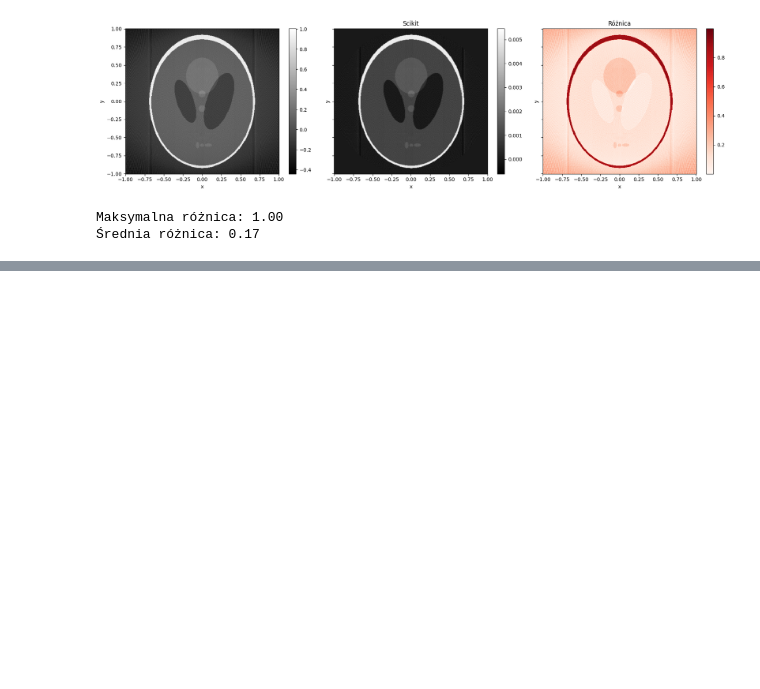
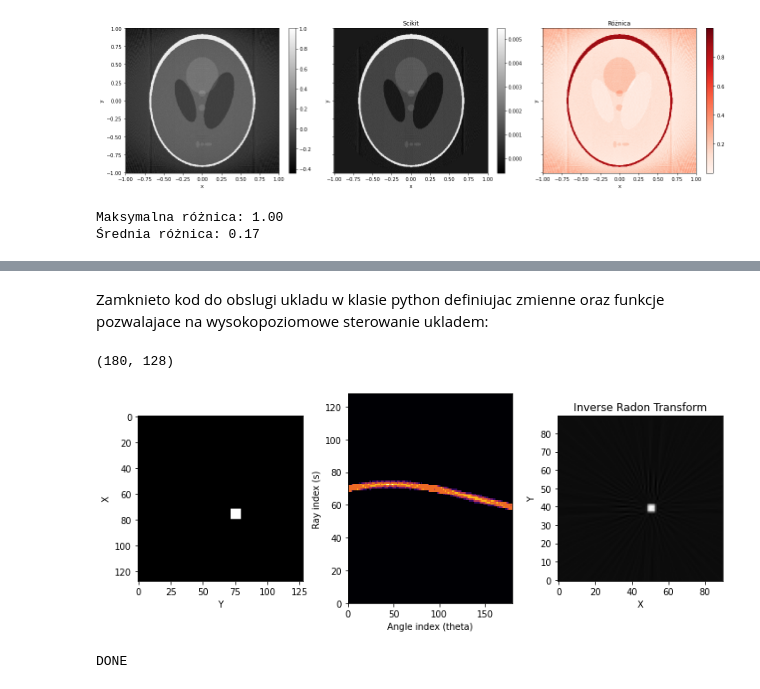
Before and after one commit to Did-Mas/RadonTransform, a Jupyter notebook: RadonTransform.ipynb, the cells around one changed output, grey strips where cells are left out. Saved outputs shown, nothing was run; the diff lists cells and outputs as text; code cells hidden in the pictures; blank space fills up the shorter version.

```diff
--- a/RadonTransform.ipynb
+++ b/RadonTransform.ipynb
@@ -251,3 +287,5 @@ ol?
+# %% [markdown]
+Zamknieto kod do obslugi ukladu w klasie python definiujac zmienne oraz funkcje pozwalajace na wysokopoziomowe sterowanie ukladem:
 # %%
 class RadonIPOverlay:
     REG0 = 0x00
@@ -311,34 +377,67 @@ class RadonIPOverlay:
 # %%
-radon = RadonIPOverlay(ol.radon_kria_ip_v1_0_S00_AXI)
+ol = Overlay("radon_kria_acc_wrapper.xsa")
+radon = RadonIPOverlay(ol.radon_kria_ip_0)
+
+
+# radon.reset()
 
 phantom = np.zeros((128, 128), dtype=np.uint8)
-phantom[32:40, 32:40] = 255
+phantom[72:80, 72:80] = 255
+
 radon.load_phantom(phantom)
-
-
 radon.start()
-
-
-radon.wait_done(timeout=10.0)
+radon.wait_done(timeout=20.0)
 
 
 sinogram = radon.read_sinogram(angles=180, img_size=128)
 print(sinogram.shape)
+# %% [output]
+(180, 128)
 # %%
-fig, axes = plt.subplots(1, 2, figsize=(10, 4))
+import matplotlib.pyplot as plt
+from skimage.transform import iradon
+
+fig, axes = plt.subplots(1, 3, figsize=(10, 4))
 
 ax = axes[0]
-im0 = ax.imshow(phantom, cmap='gray', interpolation='none', origin='upper')
-ax.set_xlabel("X")
-ax.set_ylabel("Y")
-plt.colorbar(im0, ax=ax, fraction=0.046, pad=0.04)
+ax.set_aspect('equal')
+im0 = ax.imshow(phantom.T, cmap='gray', origin='upper')
+ax.set_ylabel("X")
+ax.set_xlabel("Y")
+# plt.colorbar(im0, ax=ax)
 
 
 ax = axes[1]
-im1 = ax.imshow(sinogram, cmap='inferno', aspect='auto', origin='lower')
-ax.set_xlabel("Ray index (s)")
-ax.set_ylabel("Angle index (theta)")
-plt.colorbar(im1, ax=ax, fraction=0.046, pad=0.04)
+im1 = ax.pcolormesh(sinogram.T, cmap='inferno')
+ax.set_ylabel("Ray index (s)")
+ax.set_xlabel("Angle index (theta)")
+# plt.colorbar(im1, ax=ax)
+
+iproj = iradon(sinogram.T, circle=False)
+# Show inverse Radon transform
+axes[2].imshow(iproj, cmap='gray', origin='lower')
+axes[2].set_title("Inverse Radon Transform")
+axes[2].set_xlabel("X")
+axes[2].set_ylabel("Y")
 
 plt.tight_layout()
 plt.show()
+# %% [output]
+[figure, added]
+# %%
+from PIL import Image
+phantom_agh = Image.open('phantom.png').convert('L')
+phantom_agh_arr = np.array(phantom_agh, dtype=np.uint(8))
+
+ol = Overlay("radon_kria_acc_wrapper.xsa")
+radon = RadonIPOverlay(ol.radon_kria_ip_0)
+
+radon.load_phantom(phantom_agh_arr)
+radon.start()
+if radon.wait_done(timeout=20.0):
+    print("DONE")
+
+
+sinogram_agh = radon.read_sinogram(angles=180, img_size=128)
+# %% [output]
+DONE
```
Also changed, not shown: parts of 10 cells of this notebook.
